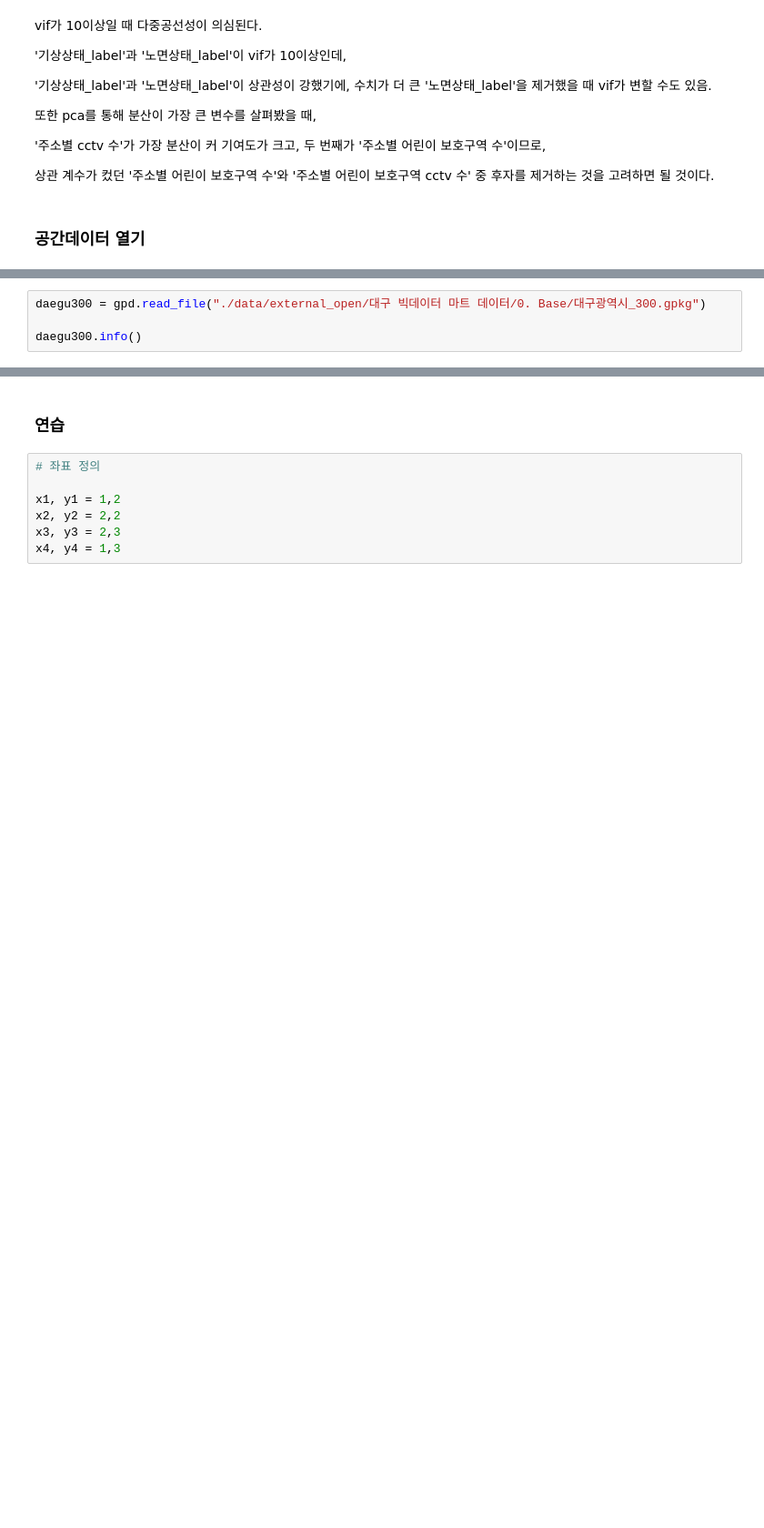
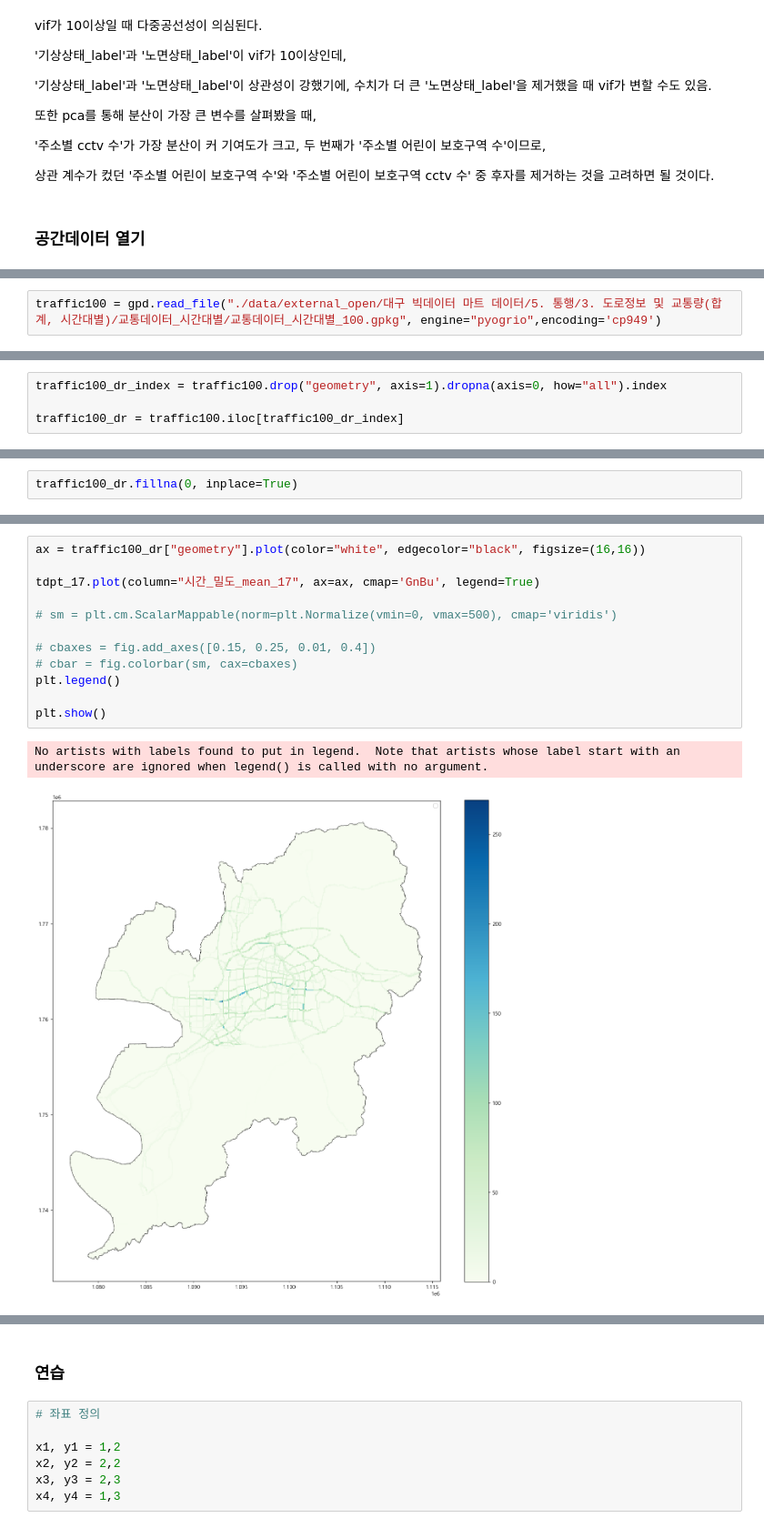
Before and after one commit to nyeokinyeoki/dacon_accident, a Jupyter notebook: accident.ipynb, the cells around one changed output, grey strips where cells are left out. Shown at 91% size. Drawn from its saved outputs; the diff is of its cells as text; blank space fills up the shorter version.

```diff
--- a/accident.ipynb
+++ b/accident.ipynb
@@ -1287,4 +1283,2 @@ daegu100.plot(figsize=(16,16))
 # %%
-daegu300 = gpd.read_file("./data/external_open/대구 빅데이터 마트 데이터/0. Base/대구광역시_300.gpkg")
-
-daegu300.info()
+traffic100 = gpd.read_file("./data/external_open/대구 빅데이터 마트 데이터/5. 통행/3. 도로정보 및 교통량(합계, 시간대별)/교통데이터_시간대별/교통데이터_시간대별_100.gpkg", engine="pyogrio",encoding='cp949')
@@ -1309,0 +1316,4 @@ daegu300.plot(figsize=(16,16))
+# %%
+traffic100_dr_index = traffic100.drop("geometry", axis=1).dropna(axis=0, how="all").index
+
+traffic100_dr = traffic100.iloc[traffic100_dr_index]
@@ -1309,0 +1324,2 @@ daegu300.plot(figsize=(16,16))
+# %%
+traffic100_dr.fillna(0, inplace=True)
@@ -1309,0 +1384,15 @@ daegu300.plot(figsize=(16,16))
+# %%
+ax = traffic100_dr["geometry"].plot(color="white", edgecolor="black", figsize=(16,16))
+
+tdpt_17.plot(column="시간_밀도_mean_17", ax=ax, cmap='GnBu', legend=True)
+
+# sm = plt.cm.ScalarMappable(norm=plt.Normalize(vmin=0, vmax=500), cmap='viridis')
+
+# cbaxes = fig.add_axes([0.15, 0.25, 0.01, 0.4])
+# cbar = fig.colorbar(sm, cax=cbaxes)
+plt.legend()
+
+plt.show()
+# %% [output]
+No artists with labels found to put in legend.  Note that artists whose label start with an underscore are ignored when legend() is called with no argument.
+[figure, added]
```
Also changed, not shown: parts of 12 cells of this notebook.
